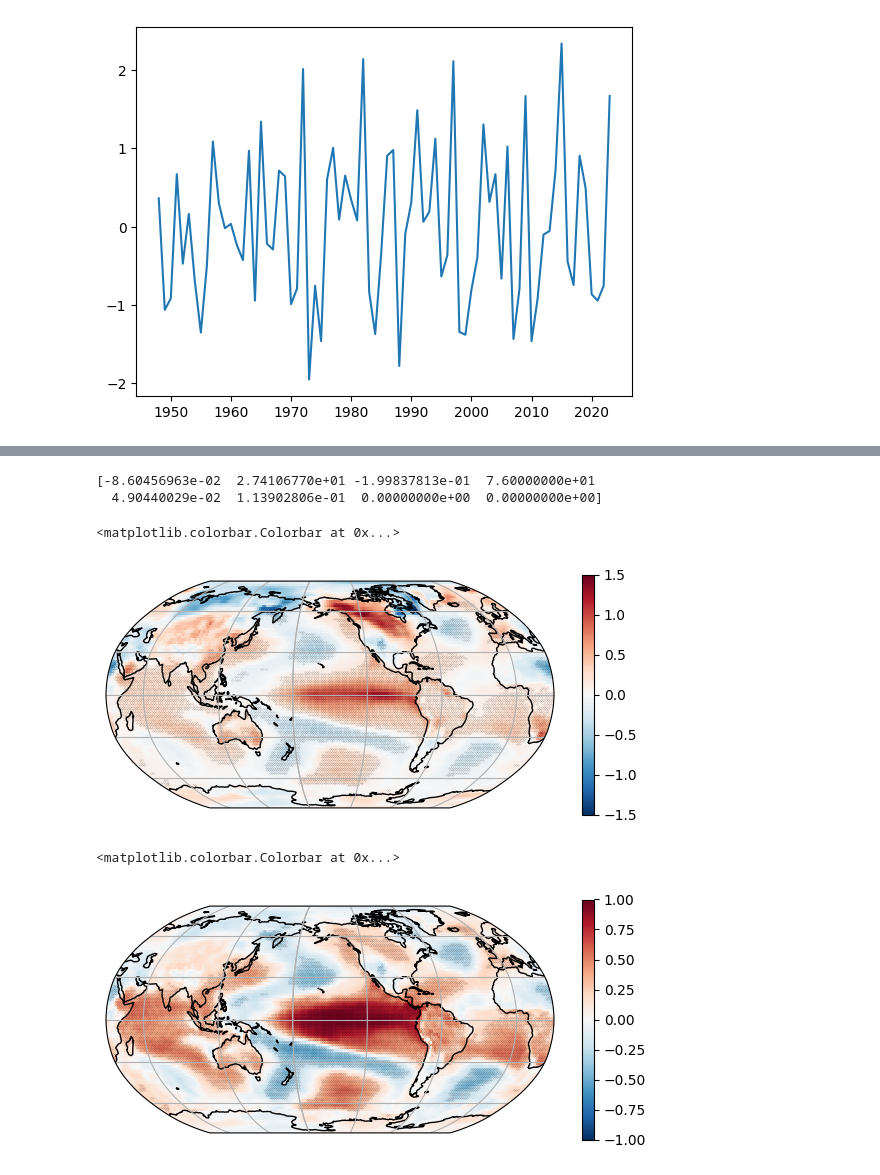
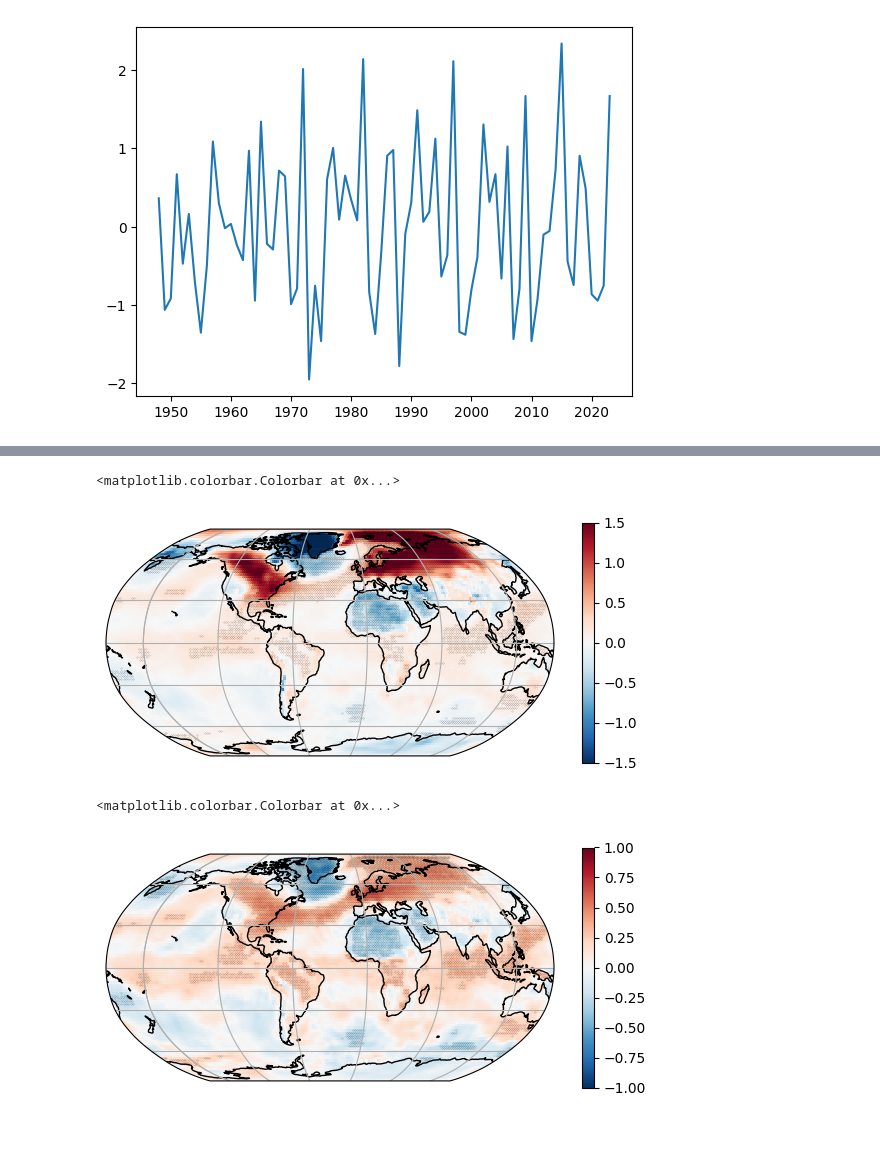
Before and after one commit to takaito1/EAS4821_S2024, a Jupyter notebook: scripts/week9_example.ipynb, the cells around one changed output, grey strips where cells are left out. Cells and saved outputs as stored; diff of their text form; code cells hidden in the pictures; blank space fills up the shorter version.

```diff
--- a/scripts/week9_example.ipynb
+++ b/scripts/week9_example.ipynb
@@ -96,3 +126,15 @@ nino_1.shape
 # %% [output]
 (76,)
 [figure]
+# %%
+# preparing nino3.4 index data
+#
+year_nao = nao[:,0]
+dec_nao = nao[:,12]
+#plt.plot(year_nino,dec_nino)
+#plt.plot(year_nino[after48],nino_0)
+
+# z-transform the nino34 index
+nao_1 = (dec_nao - np.mean(dec_nao))/np.std(dec_nao)
+plt.plot(year_nao,nao_1)
+nao_1.shape
@@ -99,22 +144,5 @@ nino_1.shape
 # %%
-X = nino_1
-Y = ds.air[:,40,80].sel(time=(ds.time.dt.month==12)).to_numpy() - 273.15 # convert to degC
+## calling the regrcorr_latlon function
+air = ds.air.sel(time=(ds.time.dt.month==12)).sel(time=slice('1950-01','2024-01')).to_numpy()-273.15
+output = regrcorr_latlon(nao_1,air,95)
-# %%
-output = regrcorr(X,Y,95)
-print(output)
-# %% [output]
-[-8.60456963e-02  2.74106770e+01 -1.99837813e-01  7.60000000e+01
-  4.90440029e-02  1.13902806e-01  0.00000000e+00  0.00000000e+00]
-# %%
-# loop over long and lat
-Nx = ds.dims['lon']
-Ny = ds.dims['lat']
-output = np.zeros((8,Ny,Nx))
-air = ds.air.sel(time=(ds.time.dt.month==12)).to_numpy()-273.15
-for nx in range(Nx):
-    for ny in range(Ny):
-        Y=air[:,ny,nx]
-        X = nino_1
-        output_local = regrcorr(X,Y,95)
-        output[:,ny,nx]=output_local
 # %%
@@ -125,27 +158,27 @@ xxr=xx[output[7,:,:]==1]
 yyr=yy[output[7,:,:]==1]
 # %%
 fig=plt.figure(figsize=(7,6))
-ax=fig.add_axes([.1,.1,.8,.8],projection=ccrs.Robinson(central_longitude=-150))
+ax=fig.add_axes([.1,.1,.8,.8],projection=ccrs.Robinson(central_longitude=-30))
 im = ax.pcolormesh(ds.lon,ds.lat,output[0,:,:],cmap='RdBu_r',vmin=-1.5,vmax=1.5,
               transform=ccrs.PlateCarree())
-plt.plot(xxa,yya,'.',transform=ccrs.PlateCarree(),
+ax.plot(xxa,yya,'.',transform=ccrs.PlateCarree(),
          markersize=.3,color='k',alpha=.5)
 ax.coastlines()
 ax.gridlines()
 plt.colorbar(im,ax=ax,location='right',shrink=.5)
 # %% [output]
 <matplotlib.colorbar.Colorbar at 0x...>
-[figure, old version]
+[figure, new version]
 # %%
 fig=plt.figure(figsize=(7,6))
-ax=fig.add_axes([.1,.1,.8,.8],projection=ccrs.Robinson(central_longitude=-150))
+ax=fig.add_axes([.1,.1,.8,.8],projection=ccrs.Robinson(central_longitude=-30))
 im = ax.pcolormesh(ds.lon,ds.lat,output[2,:,:],cmap='RdBu_r',vmin=-1,vmax=1,
               transform=ccrs.PlateCarree())
-plt.plot(xxr,yyr,'.',transform=ccrs.PlateCarree(),
+ax.plot(xxr,yyr,'.',transform=ccrs.PlateCarree(),
          markersize=.3,color='k',alpha=.5)
 ax.coastlines()
 ax.gridlines()
 plt.colorbar(im,ax=ax,location='right',shrink=.5)
 # %% [output]
 <matplotlib.colorbar.Colorbar at 0x...>
-[figure, old version]
+[figure, new version]
```
Also changed, not shown: parts of 6 cells of this notebook.
